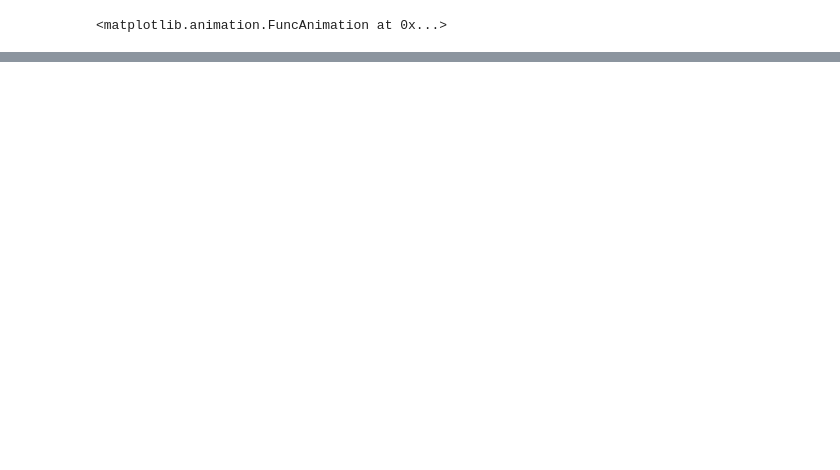
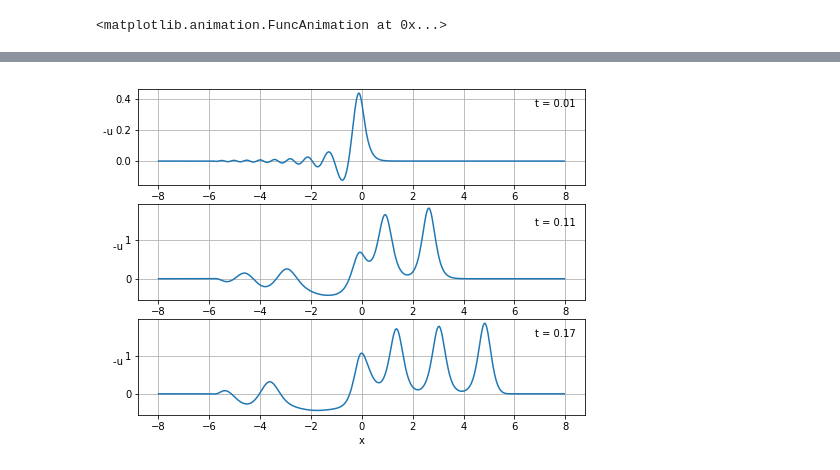
Before and after one commit to feoth/Spectral1D, a Jupyter notebook: Analysis.ipynb, the cells around one changed output, grey strips where cells are left out. Cells and saved outputs as stored; diff of their text form; code cells hidden in the pictures; blank space fills up the shorter version.

```diff
--- a/Analysis.ipynb
+++ b/Analysis.ipynb
@@ -66,0 +72,29 @@ ValueError: Unknown projection '2d'
+# %%
+fig = plt.figure(figsize=(8,6))
+
+plt.subplot(311)
+plt.plot(X, -U[10])
+plt.text(X[-30], 0.35, 't = %.2f' % T[10])
+plt.grid()
+h = plt.ylabel('-u  ')
+h.set_rotation(0)
+
+plt.subplot(312)
+plt.plot(X, -U[110])
+plt.text(X[-30], 1.35, 't = %.2f' % T[110])
+plt.grid()
+h = plt.ylabel('-u  ')
+h.set_rotation(0)
+
+plt.subplot(313)
+plt.plot(X, -U[170])
+plt.text(X[-30], 1.5, 't = %.2f' % T[170])
+plt.grid()
+h = plt.ylabel('-u  ')
+h.set_rotation(0)
+plt.xlabel('x')
+
+plt.savefig(direct + 'sequence.pdf')
+plt.show()
+# %% [output]
+[figure, added]
```
Also changed, not shown: parts of 7 cells of this notebook, 14 other files.
